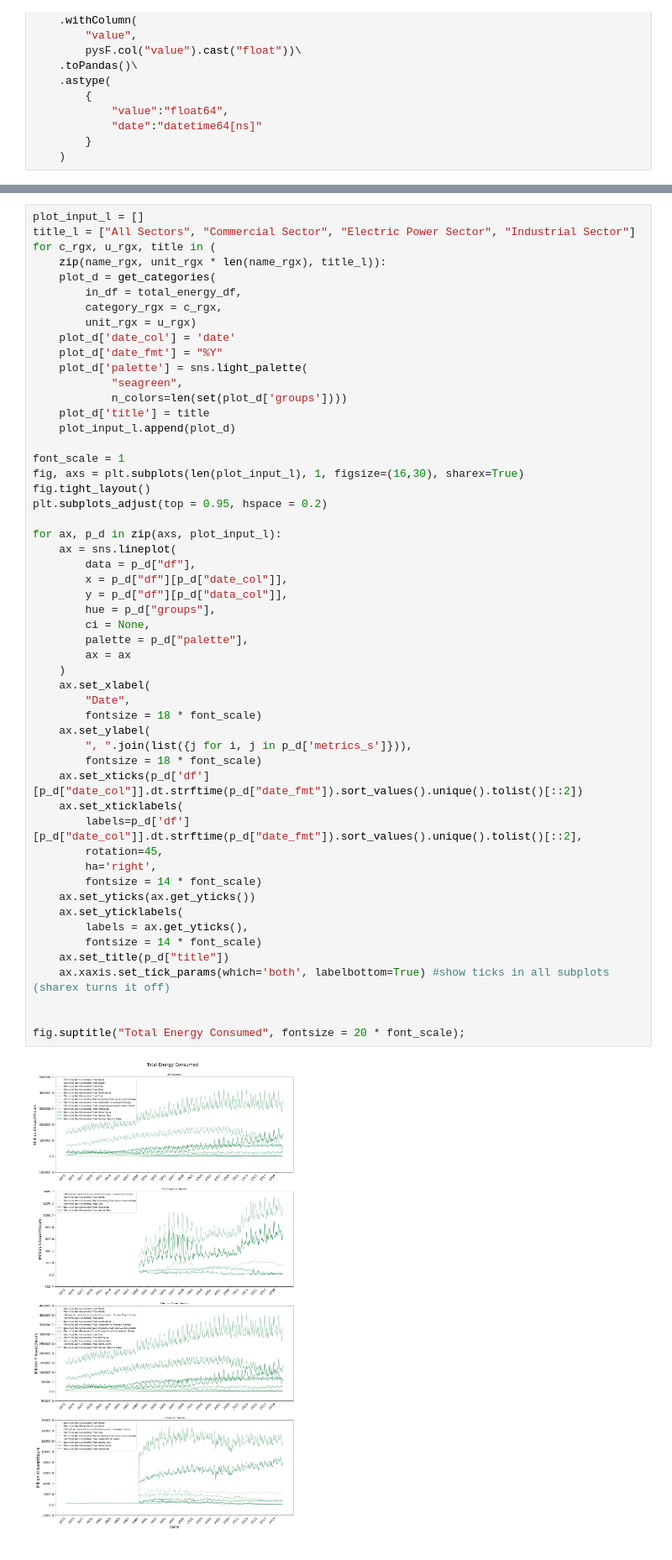
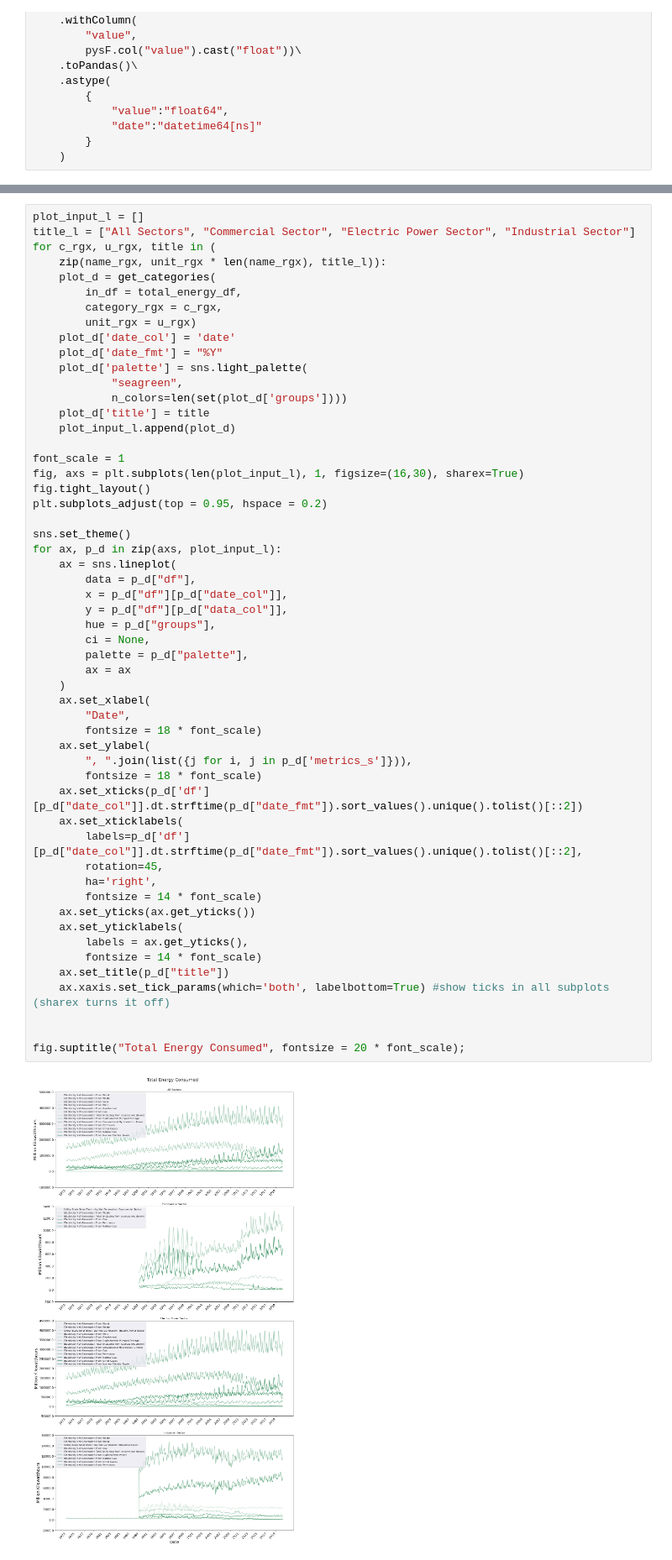
Before and after one commit to john-grando/eia-data-analysis, a Jupyter notebook: app/Notebooks/total_energy_check.ipynb, the cells around one changed output, grey strips where cells are left out. Shown at 84% size. Saved outputs shown, nothing was run; the diff lists cells and outputs as text.

```diff
--- a/app/Notebooks/total_energy_check.ipynb
+++ b/app/Notebooks/total_energy_check.ipynb
@@ -131,36 +131,37 @@ fig, axs = plt.subplots(len(plot_input_l), 1, figsize=(16,30), sharex=True)
 fig.tight_layout()
 plt.subplots_adjust(top = 0.95, hspace = 0.2)
 
+sns.set_theme()
 for ax, p_d in zip(axs, plot_input_l):
     ax = sns.lineplot(
         data = p_d["df"],
         x = p_d["df"][p_d["date_col"]],
         y = p_d["df"][p_d["data_col"]],
         hue = p_d["groups"],
         ci = None,
         palette = p_d["palette"],
         ax = ax
     )
     ax.set_xlabel(
         "Date",
         fontsize = 18 * font_scale)
     ax.set_ylabel(
         ", ".join(list({j for i, j in p_d['metrics_s']})),
         fontsize = 18 * font_scale)
     ax.set_xticks(p_d['df'][p_d["date_col"]].dt.strftime(p_d["date_fmt"]).sort_values().unique().tolist()[::2])
     ax.set_xticklabels(
         labels=p_d['df'][p_d["date_col"]].dt.strftime(p_d["date_fmt"]).sort_values().unique().tolist()[::2],
         rotation=45,
         ha='right',
         fontsize = 14 * font_scale)
     ax.set_yticks(ax.get_yticks())
     ax.set_yticklabels(
         labels = ax.get_yticks(),
         fontsize = 14 * font_scale)
     ax.set_title(p_d["title"])
     ax.xaxis.set_tick_params(which='both', labelbottom=True) #show ticks in all subplots (sharex turns it off)
 
 
 fig.suptitle("Total Energy Consumed", fontsize = 20 * font_scale);
 # %% [output]
-[figure, old version]
+[figure, new version]
```
Also changed, not shown: parts of 1 cell of this notebook, 1 other file.
